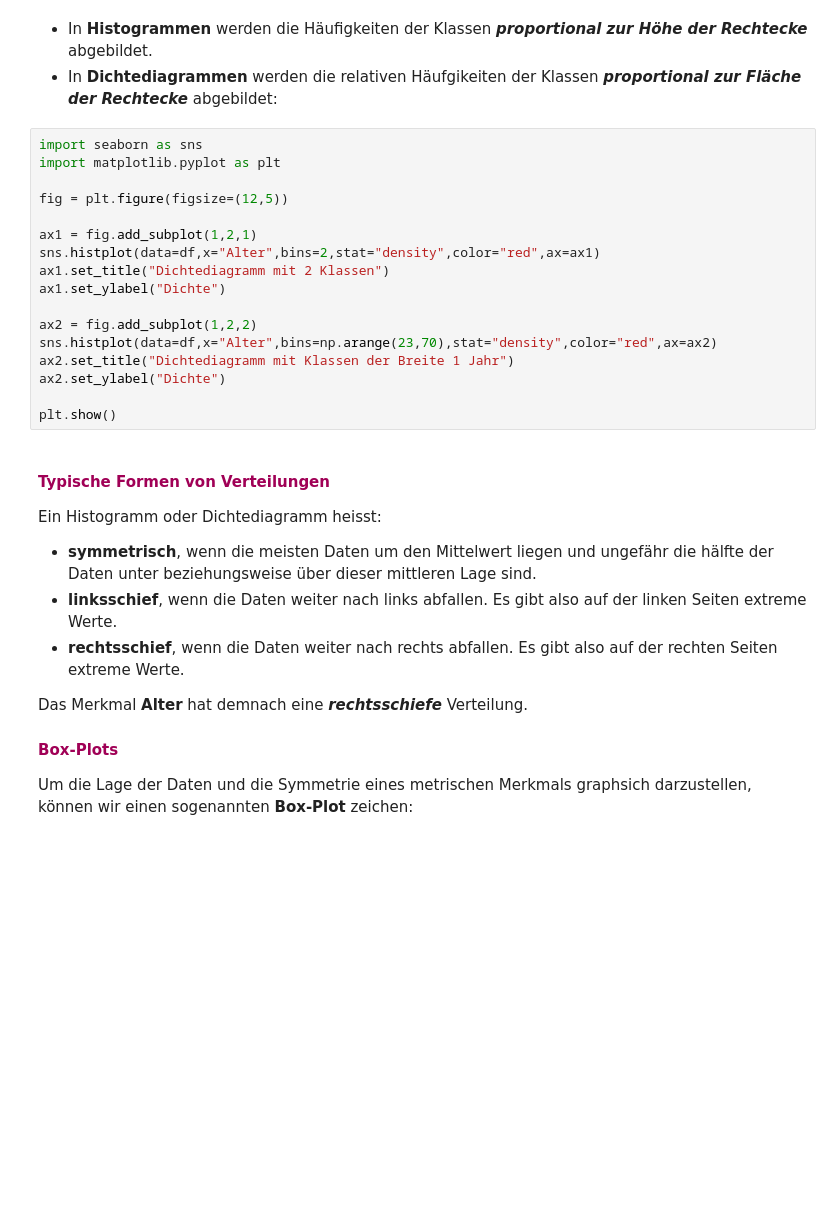
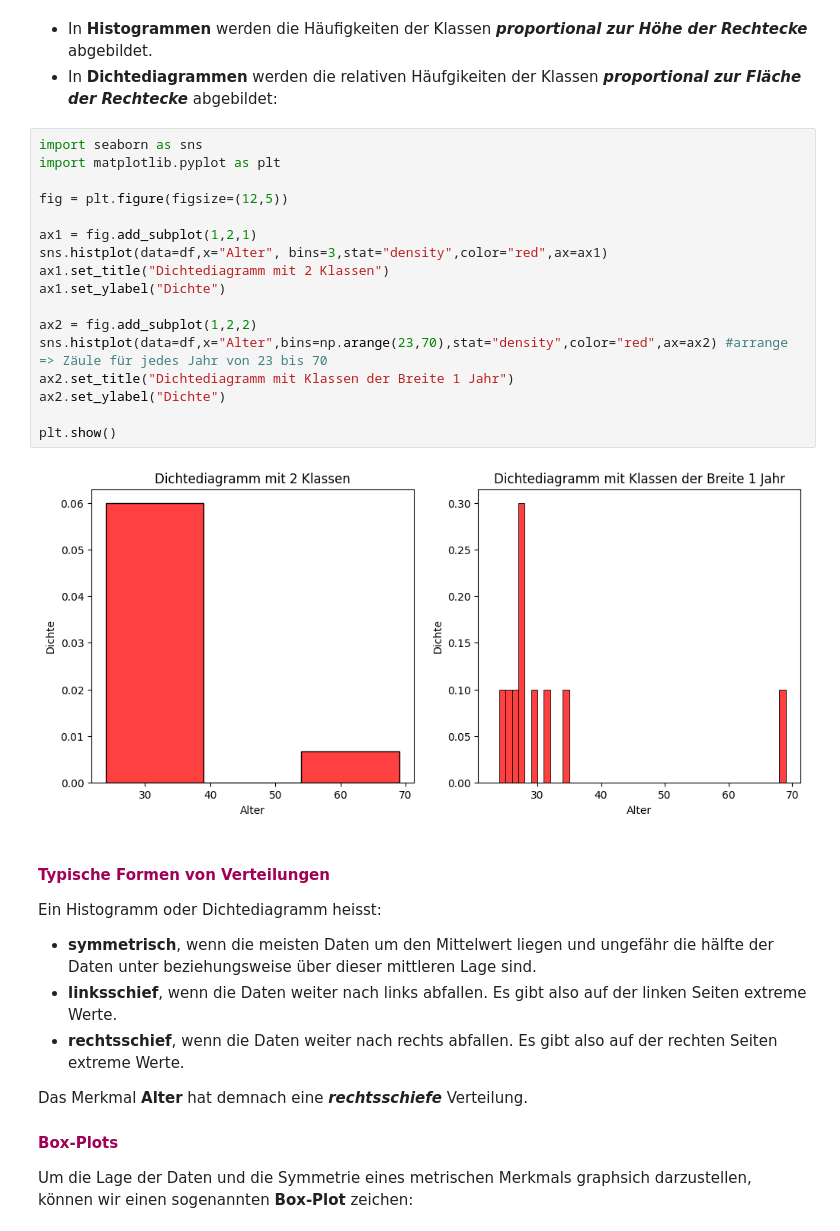
Before and after one commit to fabianmueller7/ASTAT, a Jupyter notebook: SW03/SW03.ipynb, the cells around one changed output. Drawn from its saved outputs; the diff is of its cells as text; blank space fills up the shorter version.

```diff
--- a/SW03/SW03.ipynb
+++ b/SW03/SW03.ipynb
@@ -144,20 +150,22 @@ plt.show()
 # %%
 import seaborn as sns
 import matplotlib.pyplot as plt
 
 fig = plt.figure(figsize=(12,5))
 
 ax1 = fig.add_subplot(1,2,1)
-sns.histplot(data=df,x="Alter",bins=2,stat="density",color="red",ax=ax1)
+sns.histplot(data=df,x="Alter", bins=3,stat="density",color="red",ax=ax1)
 ax1.set_title("Dichtediagramm mit 2 Klassen")
 ax1.set_ylabel("Dichte")
 
 ax2 = fig.add_subplot(1,2,2)
-sns.histplot(data=df,x="Alter",bins=np.arange(23,70),stat="density",color="red",ax=ax2)
+sns.histplot(data=df,x="Alter",bins=np.arange(23,70),stat="density",color="red",ax=ax2) #arrange => Zäule für jedes Jahr von 23 bis 70
 ax2.set_title("Dichtediagramm mit Klassen der Breite 1 Jahr")
 ax2.set_ylabel("Dichte")
 
 plt.show()
+# %% [output]
+[figure, added]
 # %% [markdown]
 #### <span style="color:rgb(160,0,86)">Typische Formen von Verteilungen</span>
 
```
Also changed, not shown: parts of 7 cells of this notebook.
